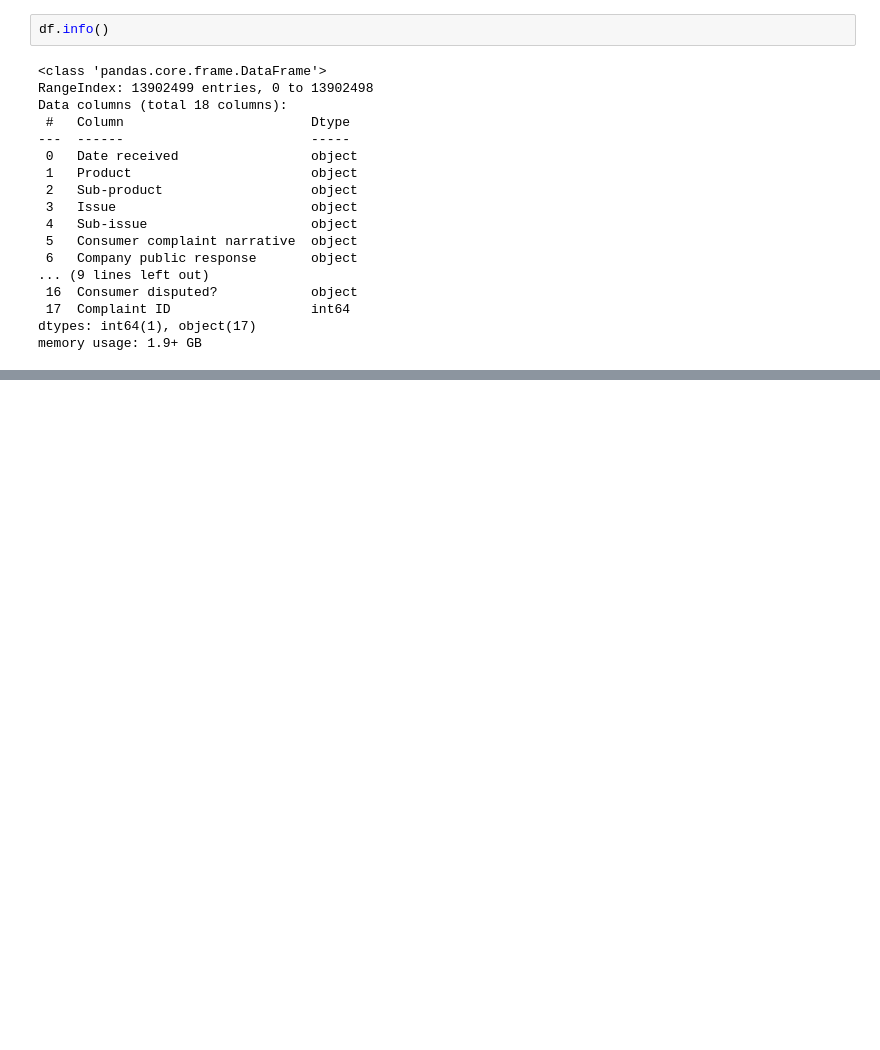
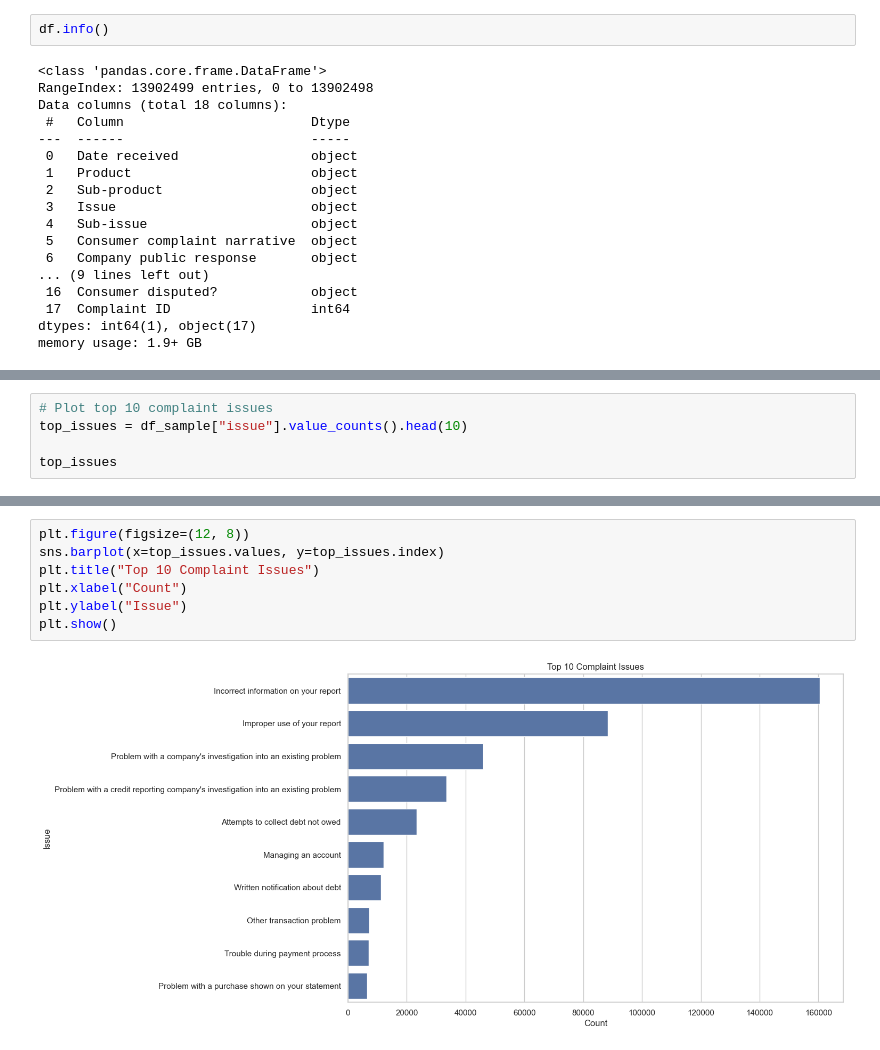
Before and after one commit to Phiziics/cfpb-complaint-intelligence, a Jupyter notebook: notebooks/01_eda.ipynb, the cells around one changed output, grey strips where cells are left out. Drawn from its saved outputs; the diff is of its cells as text; blank space fills up the shorter version.

```diff
--- a/notebooks/01_eda.ipynb
+++ b/notebooks/01_eda.ipynb
@@ -49,0 +278,5 @@ memory usage: 1.9+ GB
+# %%
+# Plot top 10 complaint issues
+top_issues = df_sample["issue"].value_counts().head(10)
+
+top_issues
@@ -49,0 +296,9 @@ memory usage: 1.9+ GB
+# %%
+plt.figure(figsize=(12, 8))
+sns.barplot(x=top_issues.values, y=top_issues.index)
+plt.title("Top 10 Complaint Issues")
+plt.xlabel("Count")
+plt.ylabel("Issue")
+plt.show()
+# %% [output]
+[figure, added]
```
Also changed, not shown: parts of 30 cells of this notebook.
